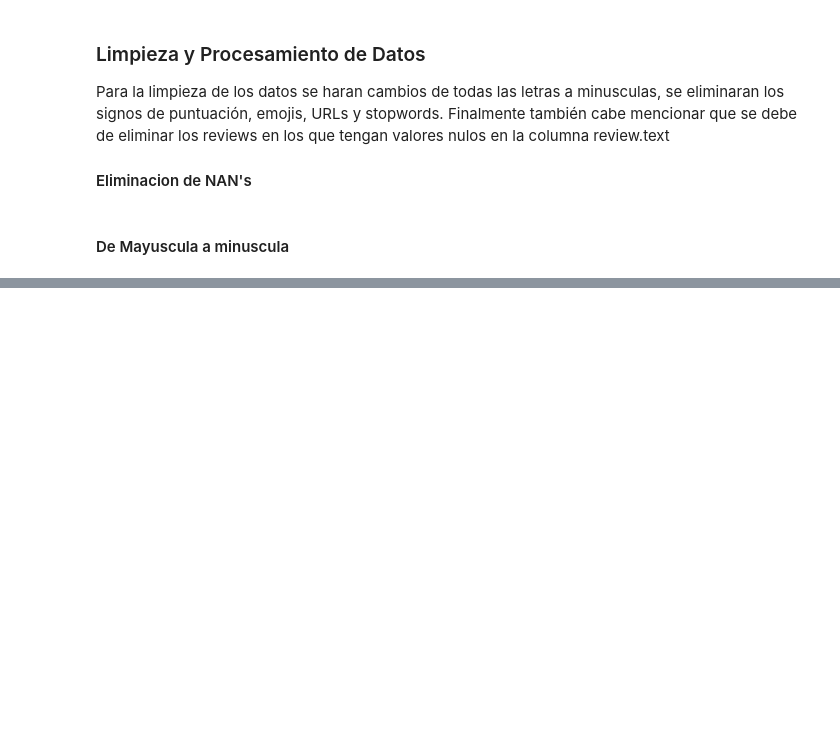
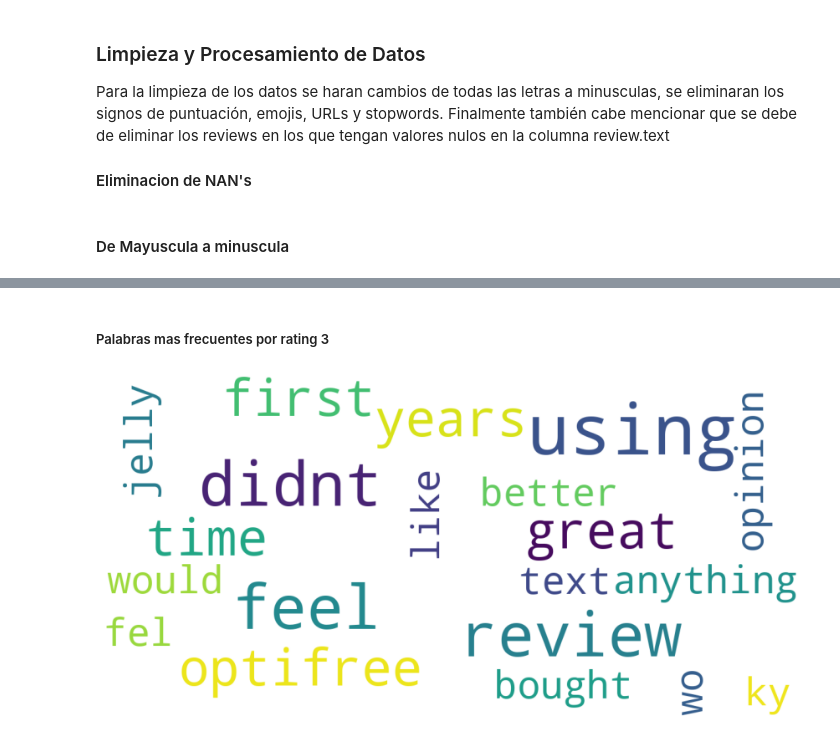
Before and after one commit to marisaaaai/lab5, a Jupyter notebook: lab5.ipynb, the cells around one changed output, grey strips where cells are left out. Drawn from its saved outputs; the diff is of its cells as text; code cells hidden in the pictures; blank space fills up the shorter version.

```diff
--- a/lab5.ipynb
+++ b/lab5.ipynb
@@ -47,0 +168,7 @@ datos.head()
+# %% [markdown]
+##### Palabras mas frecuentes por rating 3
+# %%
+r3 = datos.loc[datos['reviews.rating']==3, ['reviews.text']]
+most_used_words(r3)
+# %% [output]
+[figure, added]
```
Also changed, not shown: parts of 43 cells of this notebook.
